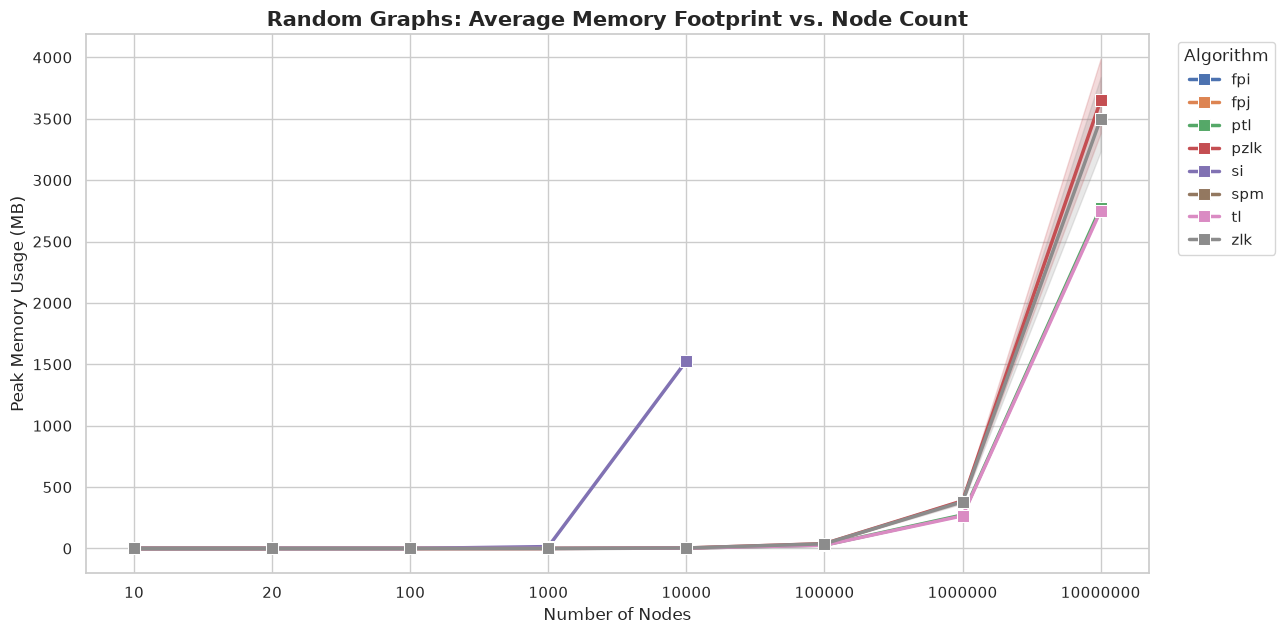
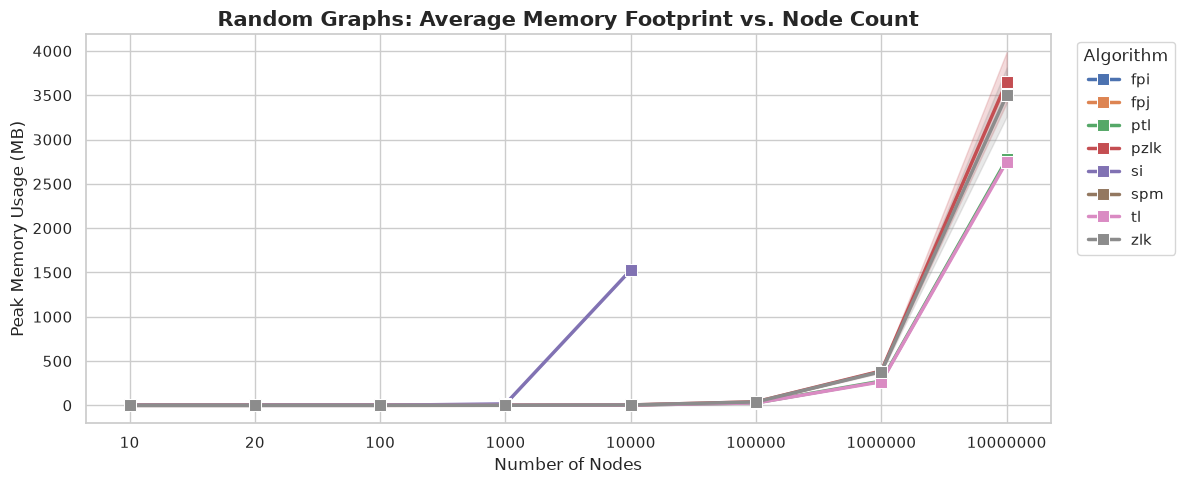
Code edit (unified diff) that turned the first committed figure into the second:
--- before
+++ after
@@ -1,3 +1,3 @@
-plt.figure(figsize=(13, 6.5))
+plt.figure(figsize=(12, 5))
 ax = sns.lineplot(
     data=success_df, 

Commit: changed the list algorithms and made a method private